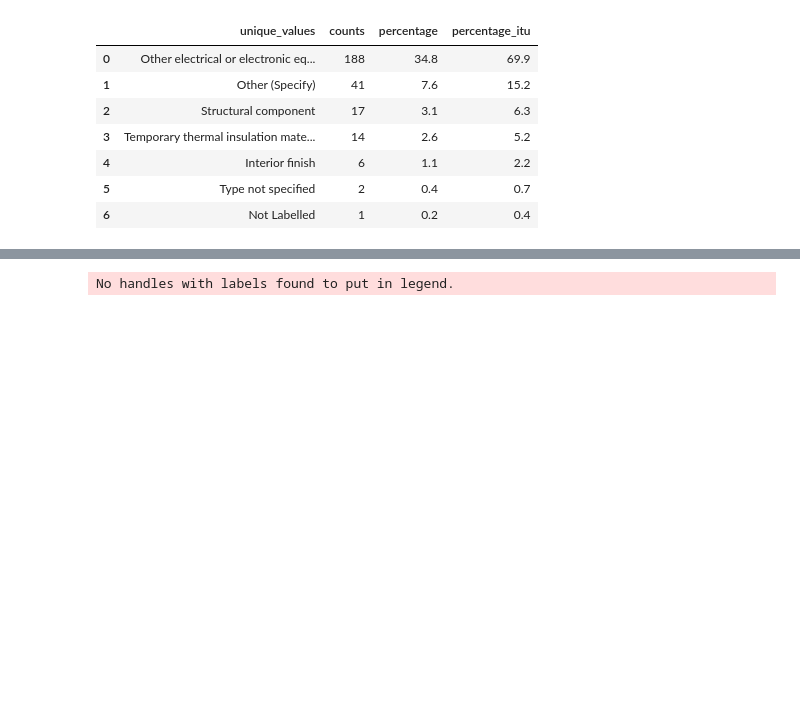
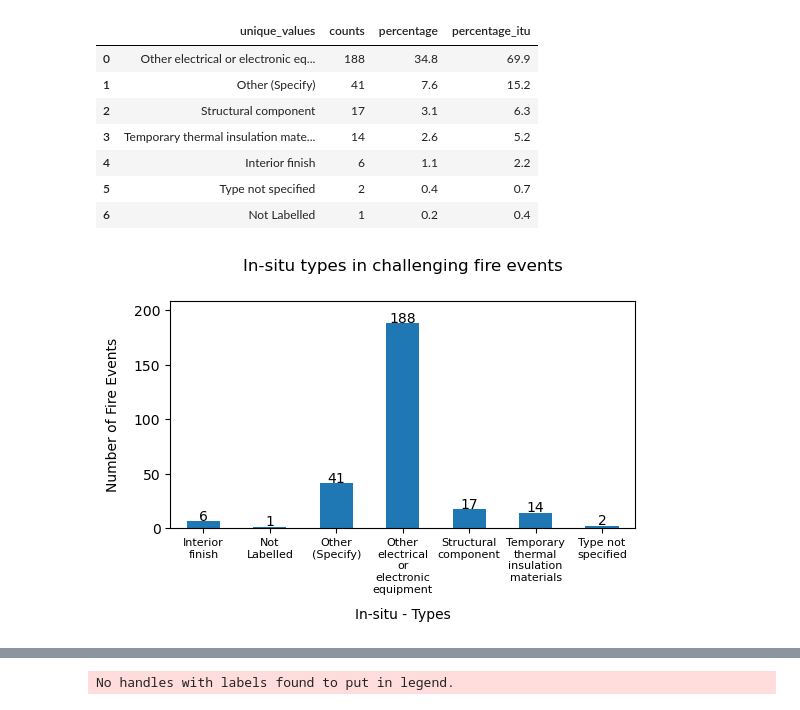
Before and after one commit to vtextremelab/EPRI-FEDB_DA, a Jupyter notebook: EPRI_10-14_Results and Plots.ipynb, the cells around one changed output, grey strips where cells are left out. Saved outputs shown, nothing was run; the diff lists cells and outputs as text; code cells hidden in the pictures; blank space fills up the shorter version.

```diff
--- a/EPRI_10-14_Results and Plots.ipynb
+++ b/EPRI_10-14_Results and Plots.ipynb
@@ -469,3 +495,27 @@ insitu_tc
 | 4 | Interior finish | 6 | 1.1 | 2.2 |
 | 5 | Type not specified | 2 | 0.4 | 0.7 |
 | 6 | Not Labelled | 1 | 0.2 | 0.4 |
+# %%
+#df_em_chal_liquid = df_em_challenging[df_em_challenging['Combustible Group'] == 'Liquid']
+
+xTickmarks = sorted(insitu_et['Type'].dropna().unique().tolist())
+xlabels = [ '\n'.join(wrap(l, 10)) for l in xTickmarks]
+
+fig_insc  = plt.figure(figsize=(6, 3), dpi = 100)
+axes_insc = fig_insc.add_subplot(111)
+counts_insc = insitu_et['Type'].value_counts().sort_index(ascending=True)
+counts_insc.plot(kind='bar')
+
+axes_insc.set_ylim((0, np.max(counts_insc)+20))
+axes_insc.set_xticklabels(xlabels, rotation = 0, fontsize=8)
+axes_insc.set_title('In-situ types in challenging fire events', fontsize = 12, x=0.5, y = 1.1)
+axes_insc.set_ylabel('Number of Fire Events', labelpad=10)
+axes_insc.set_xlabel('In-situ - Types', labelpad=10)
+
+for i, d in enumerate(counts_insc):
+    plt.text(x=i , y =d+1 , s=f"{d}" , fontdict=dict(fontsize=10), ha = 'center')
+
+plt.show()
+fig_insc.savefig(sys_up_dplo + "In-Situ Types distribution in Challenging Fire Events.png", bbox_inches='tight')
+# %% [output]
+[figure, added]
```
Also changed, not shown: parts of 34 cells of this notebook, 21 other files.
